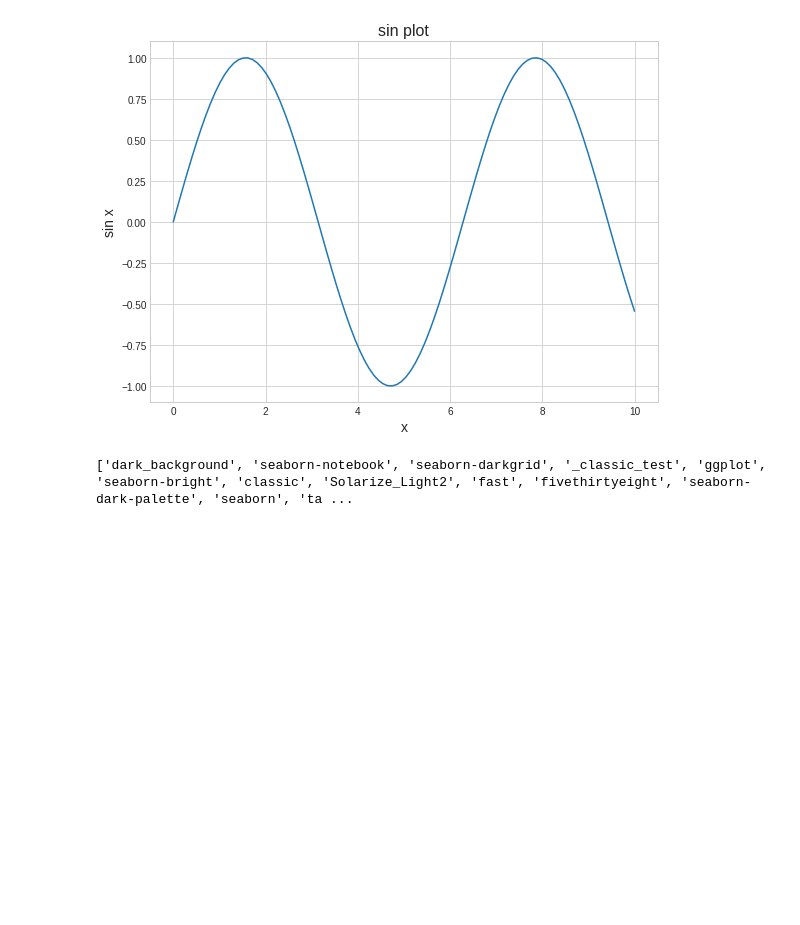
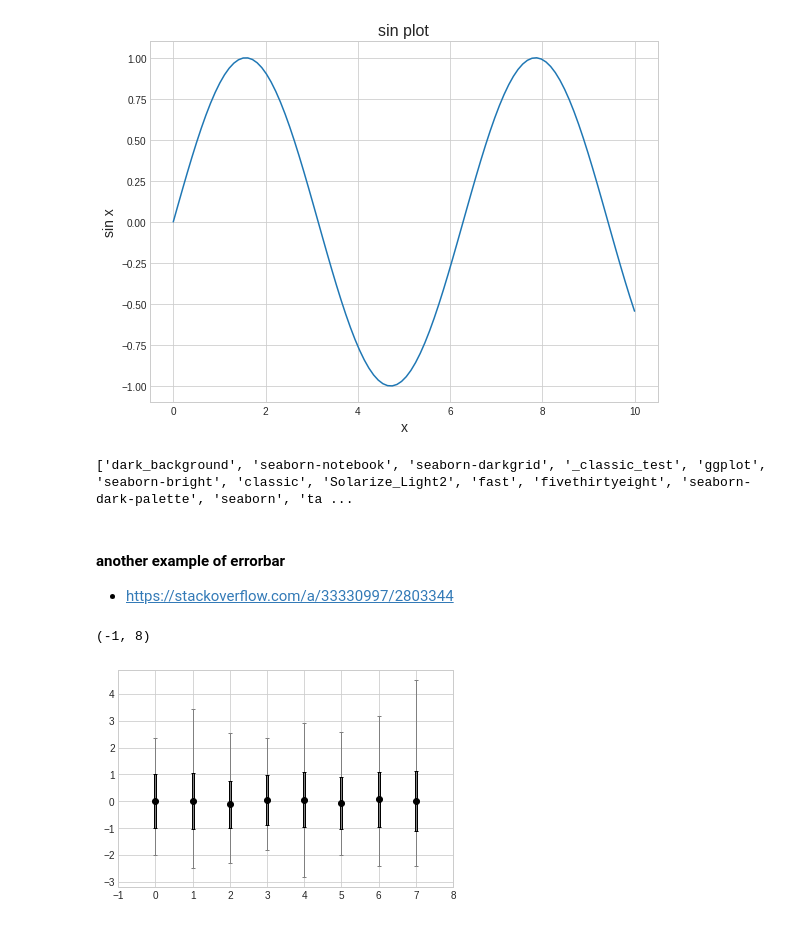
Before and after one commit to OnlyBelter/jupyter-note, a Jupyter notebook: matplotlib_basic/02 Examples/03 errorbar.ipynb, the cells around one changed output. Saved outputs shown, nothing was run; the diff lists cells and outputs as text; code cells hidden in the pictures; blank space fills up the shorter version.

```diff
--- a/matplotlib_basic/02 Examples/03 errorbar.ipynb
+++ b/matplotlib_basic/02 Examples/03 errorbar.ipynb
@@ -88,3 +67,25 @@ fig.savefig('demo3.png', dpi=200)
 print(plt.style.available)
 # %% [output]
 ['dark_background', 'seaborn-notebook', 'seaborn-darkgrid', '_classic_test', 'ggplot', 'seaborn-bright', 'classic', 'Solarize_Light2', 'fast', 'fivethirtyeight', 'seaborn-dark-palette', 'seaborn', 'ta ...
+# %% [markdown]
+#### another example of errorbar
+- https://stackoverflow.com/a/33330997/2803344
+# %%
+import matplotlib
+matplotlib.rcParams.update({'errorbar.capsize': 2})
+
+# construct some data like what you have:
+x = np.random.randn(100, 8)
+mins = x.min(0)
+maxes = x.max(0)
+means = x.mean(0)
+std = x.std(0)
+
+# create stacked errorbars:
+plt.errorbar(np.arange(8), means, std, fmt='ok', lw=3)
+plt.errorbar(np.arange(8), means, [means - mins, maxes - means],
+             fmt='.k', ecolor='gray', lw=1)
+plt.xlim(-1, 8)
+# %% [output]
+(-1, 8)
+[figure, added]
```
Also changed, not shown: parts of 3 cells of this notebook, 2 other files.
